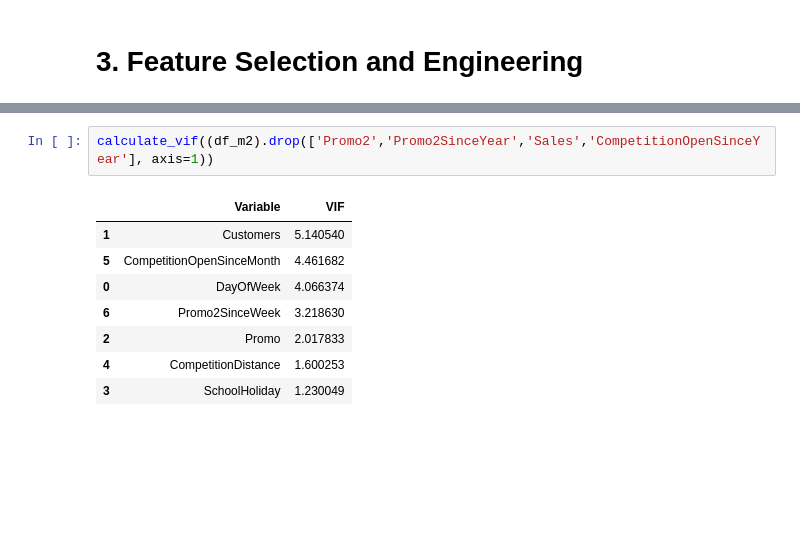
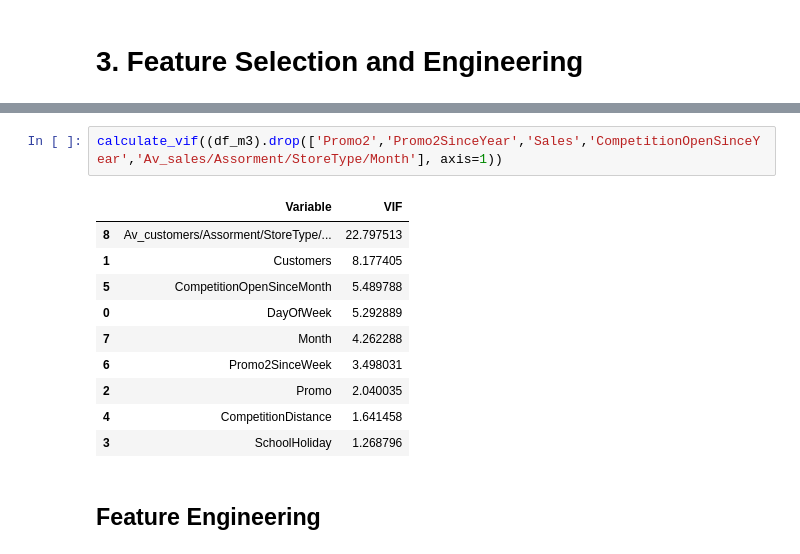
Before and after one commit to pvanand07/Retail-Sales-Prediction-Regression, a Jupyter notebook: 1_1_RS_Linear_Regression.ipynb, the cells around one changed output, grey strips where cells are left out. Cells and saved outputs as stored; diff of their text form; blank space fills up the shorter version.

Commit message:
Feat : Added new features using feature engineering

```diff
--- a/1_1_RS_Linear_Regression.ipynb
+++ b/1_1_RS_Linear_Regression.ipynb
@@ -343,11 +431,15 @@ calculate_vif(df_m2.drop(['Sales'], axis=1))
 # %%
-calculate_vif((df_m2).drop(['Promo2','Promo2SinceYear','Sales','CompetitionOpenSinceYear'], axis=1))
+calculate_vif((df_m3).drop(['Promo2','Promo2SinceYear','Sales','CompetitionOpenSinceYear','Av_sales/Assorment/StoreType/Month'], axis=1))
 # %% [output]
 |  | Variable | VIF |
-| 1 | Customers | 5.140540 |
-| 5 | CompetitionOpenSinceMonth | 4.461682 |
-| 0 | DayOfWeek | 4.066374 |
-| 6 | Promo2SinceWeek | 3.218630 |
-| 2 | Promo | 2.017833 |
-| 4 | CompetitionDistance | 1.600253 |
-| 3 | SchoolHoliday | 1.230049 |
+| 8 | Av_customers/Assorment/StoreType/... | 22.797513 |
+| 1 | Customers | 8.177405 |
+| 5 | CompetitionOpenSinceMonth | 5.489788 |
+| 0 | DayOfWeek | 5.292889 |
+| 7 | Month | 4.262288 |
+| 6 | Promo2SinceWeek | 3.498031 |
+| 2 | Promo | 2.040035 |
+| 4 | CompetitionDistance | 1.641458 |
+| 3 | SchoolHoliday | 1.268796 |
+# %% [markdown]
+## Feature Engineering
```
Also changed, not shown: parts of 26 cells of this notebook.
